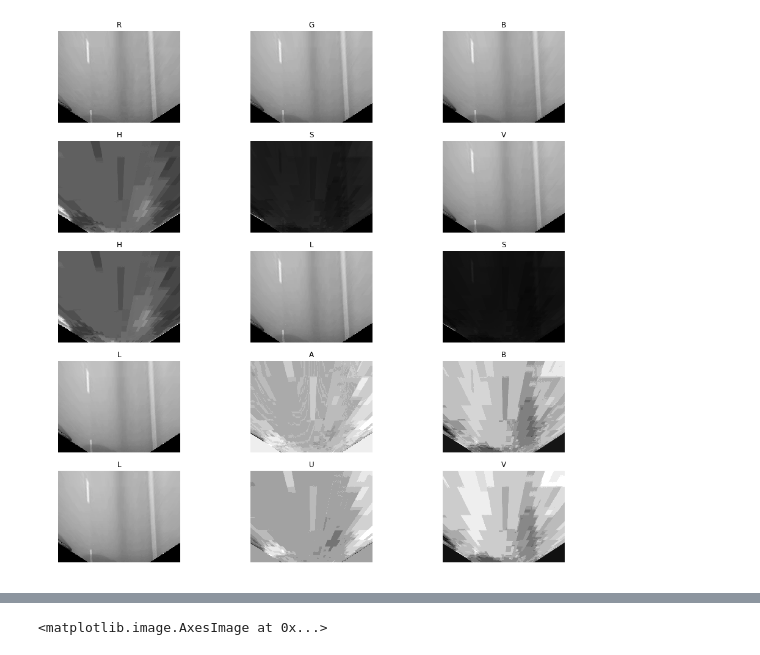
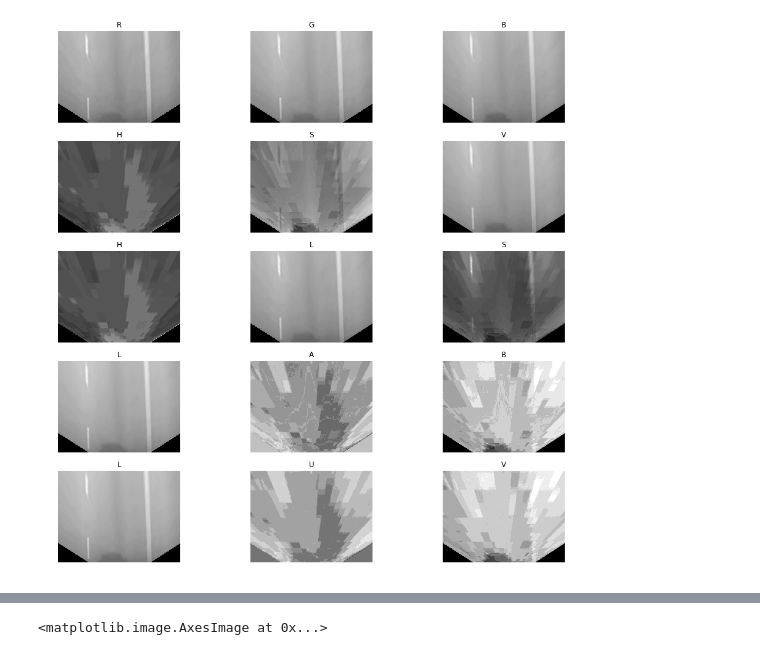
Before and after one commit to BusAI-Self-Driving-Car/lane-keep-assist-system-remote, a Jupyter notebook: LKA_remote_notebook.ipynb, the cells around one changed output, grey strips where cells are left out. Saved outputs shown, nothing was run; the diff lists cells and outputs as text; code cells hidden in the pictures.

Commit message:
preparation for HIL tests

```diff
--- a/LKA_remote_notebook.ipynb
+++ b/LKA_remote_notebook.ipynb
@@ -16,7 +16,7 @@ from Camera import Camera
 # %%
 lka = LaneDetection()
 # %%
-img_path = "./test-videos/motorway-tests/snapshots/snap_1.png"
+img_path = "./test-videos/motorway-tests/snapshots/transformed/snap_4.png"
 # %%
 # sampleRoadImgs = glob.glob("./samples/road_samples_1/warped/*.png")
 
@@ -27,7 +27,7 @@ rows = 5
 # imgRGB = cv2.imread(image)
 # imgBGR = cv2.imread("./samples/road_samples_1/warped/yellow_white_sample_warped.png")
 imgBGR = cv2.imread(img_path)
-imgBGR = lka.camera.perspective_transform(imgBGR)
+# imgBGR = lka.camera.perspective_transform(imgBGR)
 imgRGB = cv2.cvtColor(imgBGR, cv2.COLOR_BGR2RGB)
 
 imgRGB_R, imgRGB_G, imgRGB_B = cv2.split(imgBGR)
@@ -43,6 +43,8 @@ imgLUV_L, imgLUV_U, imgLUV_V = cv2.split(imgLUV)
 
 imgLAB = cv2.cvtColor(imgRGB, cv2.COLOR_RGB2LAB)
 imgLAB_L, imgLAB_A, imgLAB_B = cv2.split(imgLAB)
+
+imgGray = cv2.cvtColor(imgRGB, cv2.COLOR_RGB2GRAY)
 
 subRGB_R = fig.add_subplot(rows, columns, 1)
 subRGB_R.axis('off')
@@ -84,34 +86,34 @@ subHLS_S.set_title('S')
 plt.imshow(imgHLS_S, cmap='gray')
 
 subLAB_L = fig.add_subplot(rows, columns, 10)
 subLAB_L.axis('off')
 subLAB_L.set_title('L')
 plt.imshow(imgLAB_L, cmap='gray')
 subLAB_A = fig.add_subplot(rows, columns, 11)
 subLAB_A.axis('off')
 subLAB_A.set_title('A')
 plt.imshow(imgLAB_A, cmap='gray')
 subLAB_B = fig.add_subplot(rows, columns, 12)
 subLAB_B.axis('off')
 subLAB_B.set_title('B')
 plt.imshow(imgLAB_B, cmap='gray')
 
 subLUV_L = fig.add_subplot(rows, columns, 13)
 subLUV_L.axis('off')
 subLUV_L.set_title('L')
 plt.imshow(imgLUV_L, cmap='gray')
 subLUV_U = fig.add_subplot(rows, columns, 14)
 subLUV_U.axis('off')
 subLUV_U.set_title('U')
 plt.imshow(imgLUV_U, cmap='gray')
 subLUV_V = fig.add_subplot(rows, columns, 15)
 subLUV_V.axis('off')
 subLUV_V.set_title('V')
 plt.imshow(imgLUV_V, cmap='gray')
 
 plt.show()
 # %% [output]
-[figure, old version]
+[figure, new version]
 # %%
 def lowThreshFun(wHigh, img, lowThresh, title):
     if wHigh.result is not None:
```
Also changed, not shown: parts of 2 cells of this notebook, 8 other files.
